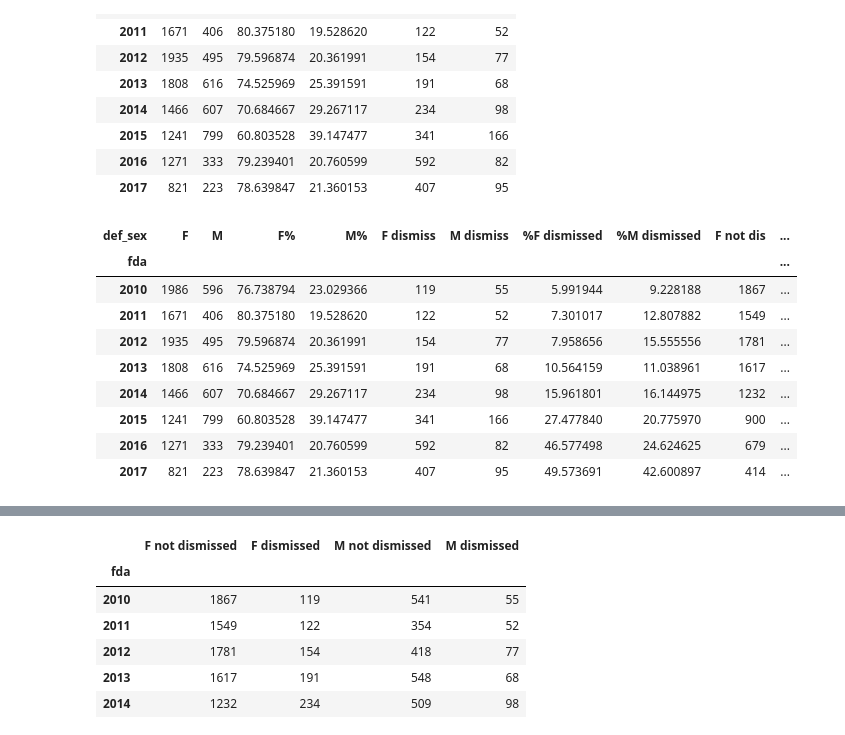
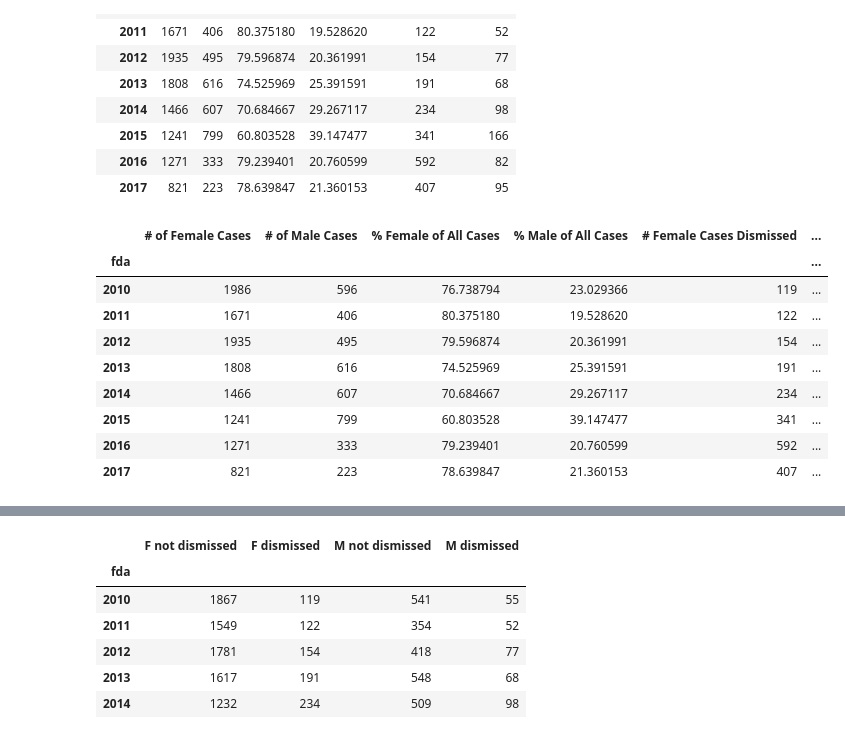
Before and after one commit to circushaase/harriscriminalcourt, a Jupyter notebook: Blog 1 visuals.ipynb, the cells around one changed output, grey strips where cells are left out. Saved outputs shown, nothing was run; the diff lists cells and outputs as text; code cells hidden in the pictures.

```diff
--- a/Blog 1 visuals.ipynb
+++ b/Blog 1 visuals.ipynb
@@ -377,15 +453,16 @@ just_sex['%M dismissed'] = (dis_sex['M']/just_sex['M'])*100
 # %%
 just_sex['F not dis'] = just_sex['F']-just_sex['F dismiss']
 just_sex['M not dis'] = just_sex['M']-just_sex['M dismiss']
+just_sex.columns = ['# of Female Cases', "# of Male Cases", '% Female of All Cases', '% Male of All Cases', '# Female Cases Dismissed', '# of Male Cases Dismissed', '% of all Female Cases Dismissed', '% of all Male Cases Dismissed', '# F not dis', '# M not dis']
 just_sex
 # %% [output]
-| def_sex | F | M | F% | M% | F dismiss | M dismiss | %F dismissed | %M dismissed | F not dis | ... |
-| fda |  |  |  |  |  |  |  |  |  | ... |
-| 2010 | 1986 | 596 | 76.738794 | 23.029366 | 119 | 55 | 5.991944 | 9.228188 | 1867 | ... |
-| 2011 | 1671 | 406 | 80.375180 | 19.528620 | 122 | 52 | 7.301017 | 12.807882 | 1549 | ... |
-| 2012 | 1935 | 495 | 79.596874 | 20.361991 | 154 | 77 | 7.958656 | 15.555556 | 1781 | ... |
-| 2013 | 1808 | 616 | 74.525969 | 25.391591 | 191 | 68 | 10.564159 | 11.038961 | 1617 | ... |
-| 2014 | 1466 | 607 | 70.684667 | 29.267117 | 234 | 98 | 15.961801 | 16.144975 | 1232 | ... |
-| 2015 | 1241 | 799 | 60.803528 | 39.147477 | 341 | 166 | 27.477840 | 20.775970 | 900 | ... |
-| 2016 | 1271 | 333 | 79.239401 | 20.760599 | 592 | 82 | 46.577498 | 24.624625 | 679 | ... |
-| 2017 | 821 | 223 | 78.639847 | 21.360153 | 407 | 95 | 49.573691 | 42.600897 | 414 | ... |
+|  | # of Female Cases | # of Male Cases | % Female of All Cases | % Male of All Cases | # Female Cases Dismissed | ... |
+| fda |  |  |  |  |  | ... |
+| 2010 | 1986 | 596 | 76.738794 | 23.029366 | 119 | ... |
+| 2011 | 1671 | 406 | 80.375180 | 19.528620 | 122 | ... |
+| 2012 | 1935 | 495 | 79.596874 | 20.361991 | 154 | ... |
+| 2013 | 1808 | 616 | 74.525969 | 25.391591 | 191 | ... |
+| 2014 | 1466 | 607 | 70.684667 | 29.267117 | 234 | ... |
+| 2015 | 1241 | 799 | 60.803528 | 39.147477 | 341 | ... |
+| 2016 | 1271 | 333 | 79.239401 | 20.760599 | 592 | ... |
+| 2017 | 821 | 223 | 78.639847 | 21.360153 | 407 | ... |
```
Also changed, not shown: parts of 84 cells of this notebook, 33 other files.
